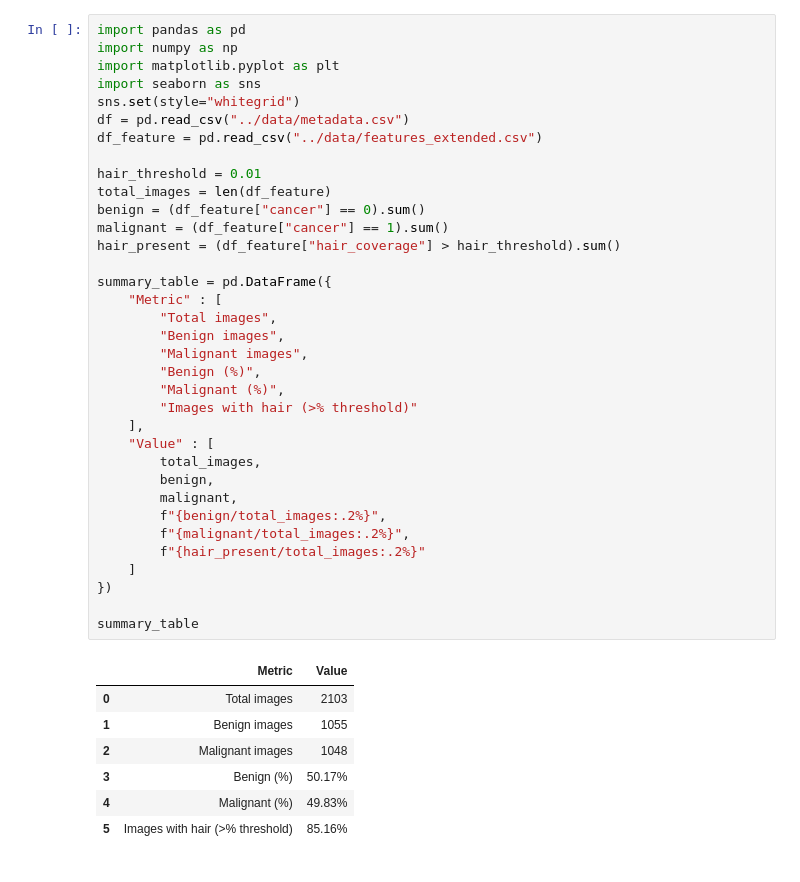
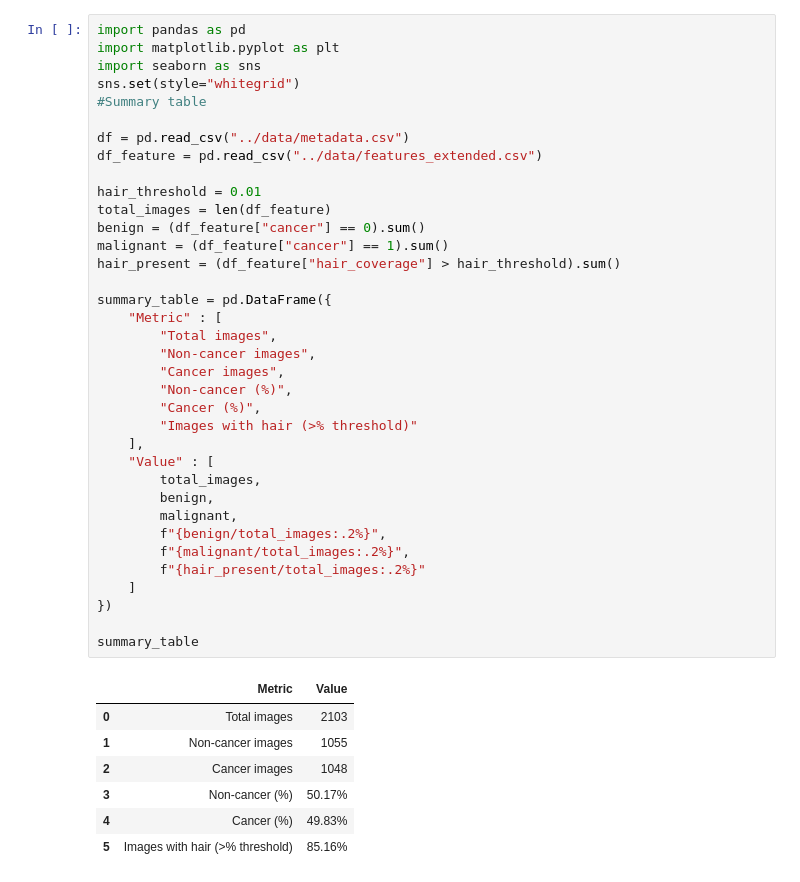
Before and after one commit to tmit-itu/2026-PDS-Elephant, a Jupyter notebook: src/eda_features.ipynb, the cells around one changed output. Cells and saved outputs as stored; diff of their text form.

```diff
--- a/src/eda_features.ipynb
+++ b/src/eda_features.ipynb
@@ -22,45 +63,46 @@ print(df_feature.shape)
 # %%
 import pandas as pd
-import numpy as np
 import matplotlib.pyplot as plt
 import seaborn as sns
 sns.set(style="whitegrid")
+#Summary table
+
 df = pd.read_csv("../data/metadata.csv")
 df_feature = pd.read_csv("../data/features_extended.csv")
 
 hair_threshold = 0.01
 total_images = len(df_feature)
 benign = (df_feature["cancer"] == 0).sum()
 malignant = (df_feature["cancer"] == 1).sum()
 hair_present = (df_feature["hair_coverage"] > hair_threshold).sum()
 
 summary_table = pd.DataFrame({
     "Metric" : [
         "Total images",
-        "Benign images",
-        "Malignant images",
-        "Benign (%)",
-        "Malignant (%)",
+        "Non-cancer images",
+        "Cancer images",
+        "Non-cancer (%)",
+        "Cancer (%)",
         "Images with hair (>% threshold)"
     ],
     "Value" : [
         total_images,
         benign,
         malignant,
         f"{benign/total_images:.2%}",
         f"{malignant/total_images:.2%}",
         f"{hair_present/total_images:.2%}"
     ]
 })
 
 summary_table
 # %% [output]
 |  | Metric | Value |
 | 0 | Total images | 2103 |
-| 1 | Benign images | 1055 |
-| 2 | Malignant images | 1048 |
-| 3 | Benign (%) | 50.17% |
-| 4 | Malignant (%) | 49.83% |
+| 1 | Non-cancer images | 1055 |
+| 2 | Cancer images | 1048 |
+| 3 | Non-cancer (%) | 50.17% |
+| 4 | Cancer (%) | 49.83% |
 | 5 | Images with hair (>% threshold) | 85.16% |
 # %%
 import pandas as pd
```
Also changed, not shown: parts of 11 cells of this notebook, 3 other files.
